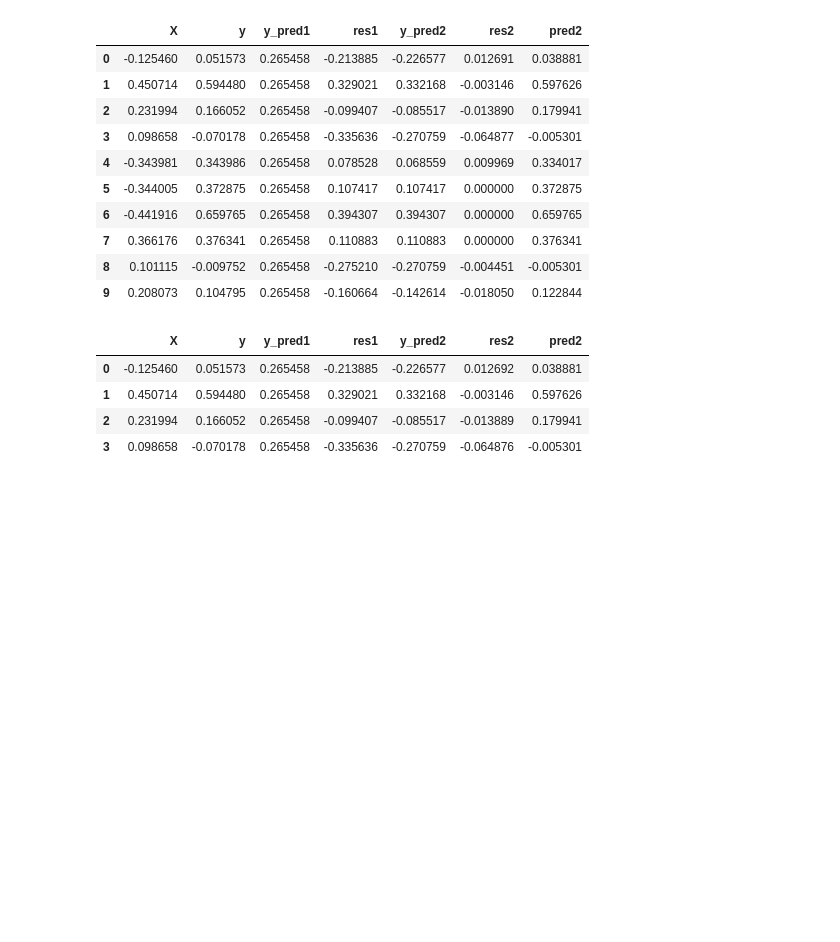
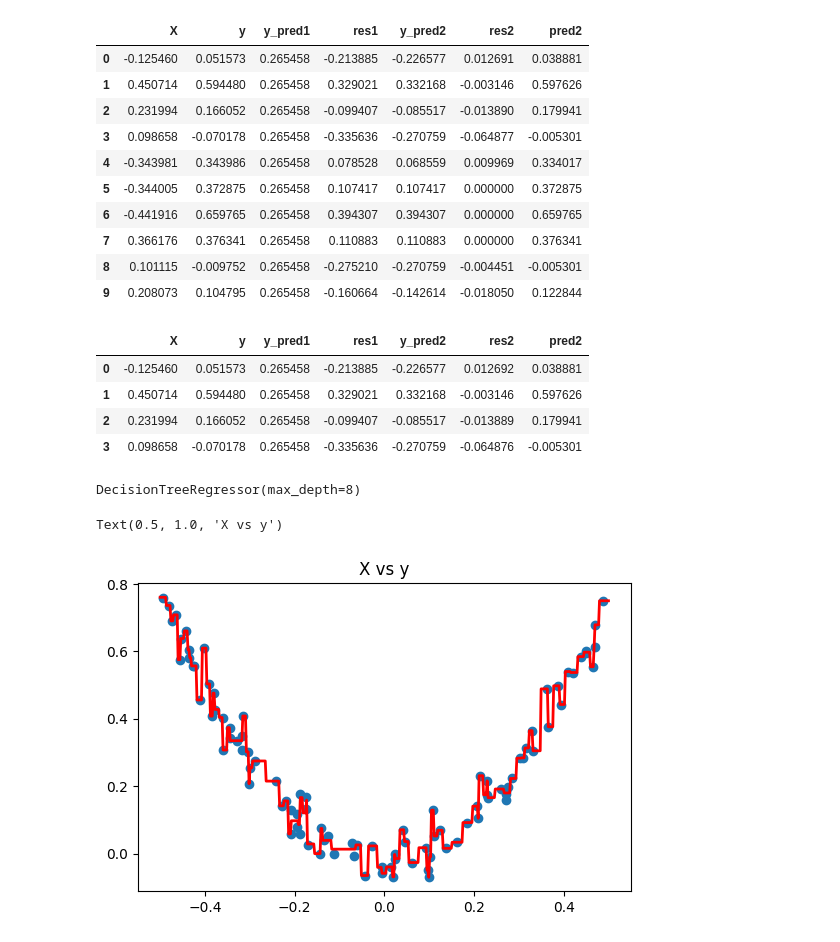
Before and after one commit to ajaykumar080286/MachineLearning, a Jupyter notebook: 55_gradient_boost_step_by_step.ipynb, the cells around one changed output. Saved outputs shown, nothing was run; the diff lists cells and outputs as text; code cells hidden in the pictures; blank space fills up the shorter version.

```diff
--- a/55_gradient_boost_step_by_step.ipynb
+++ b/55_gradient_boost_step_by_step.ipynb
@@ -133,3 +133,22 @@ df.head(4)
 | 1 | 0.450714 | 0.594480 | 0.265458 | 0.329021 | 0.332168 | -0.003146 | 0.597626 |
 | 2 | 0.231994 | 0.166052 | 0.265458 | -0.099407 | -0.085517 | -0.013889 | 0.179941 |
 | 3 | 0.098658 | -0.070178 | 0.265458 | -0.335636 | -0.270759 | -0.064876 | -0.005301 |
+# %%
+dt1=DecisionTreeRegressor(max_depth=8)
+X2=df["X"].values.reshape(100,1)
+y2=df["res2"].values
+# %%
+dt1.fit(X2,y2)
+# %% [output]
+DecisionTreeRegressor(max_depth=8)
+# %%
+y_pred3=0.265458+sum(reg.predict(X_test.reshape(500,1)) for reg in [dt,dt1])
+# %%
+plt.figure(figsize=(14,4))
+plt.subplot(121)
+plt.plot(X_test, y_pred3, linewidth=2,color='red')
+plt.scatter(df['X'],df['y'])
+plt.title('X vs y')
+# %% [output]
+Text(0.5, 1.0, 'X vs y')
+[figure, added]
```
Also changed, not shown: parts of 3 cells of this notebook.
